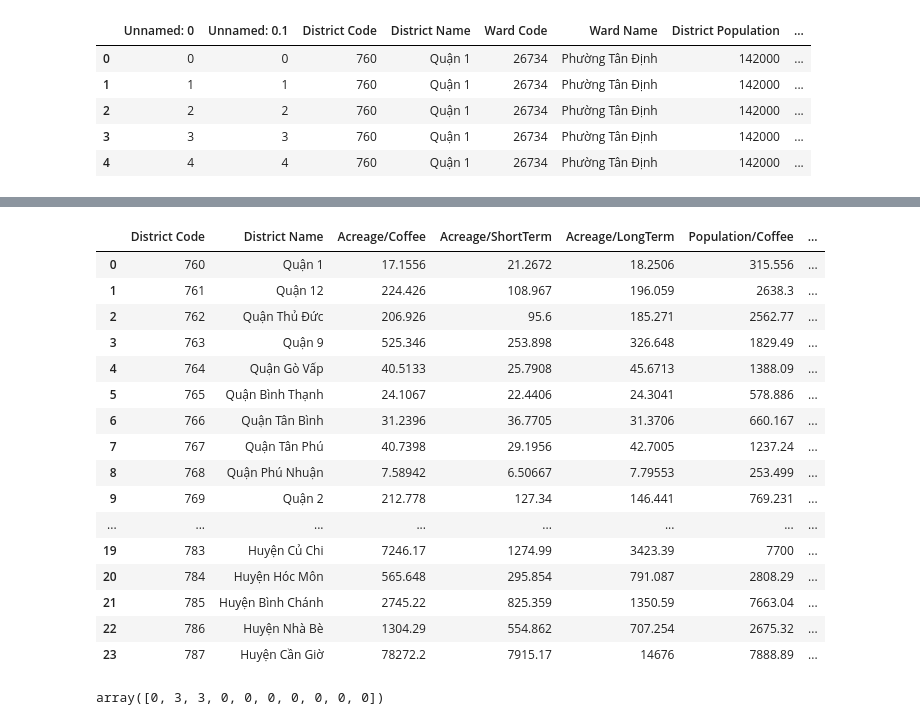
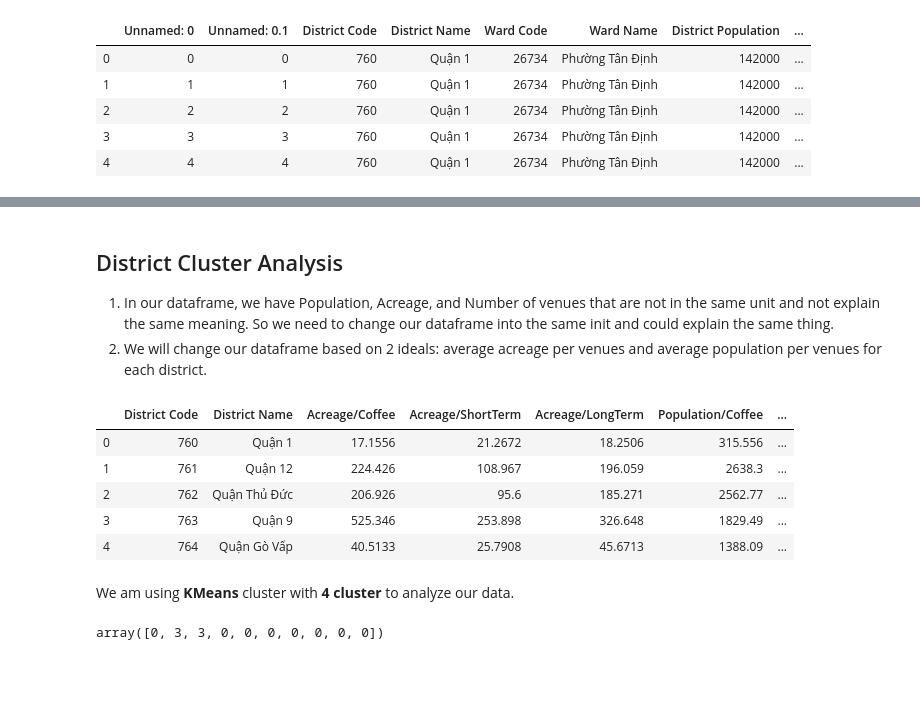
Before and after one commit to giahuy9751990/Coursera_Capstone, a Jupyter notebook: Coursera Week 1 Capstone.ipynb, the cells around one changed output, grey strips where cells are left out. Drawn from its saved outputs; the diff is of its cells as text; code cells hidden in the pictures; blank space fills up the shorter version.

```diff
--- a/Coursera Week 1 Capstone.ipynb
+++ b/Coursera Week 1 Capstone.ipynb
@@ -645 +742,5 @@ new_df
+# %% [markdown]
+## District Cluster Analysis <a name="cluster1"></a>
+1. In our dataframe, we have Population, Acreage, and Number of venues that are not in the same unit and not explain the same meaning. So we need to change our dataframe into the same init and could explain the same thing.
+2. We will change our dataframe based on 2 ideals: average acreage per venues and average population per venues for each district.
 # %%
@@ -653,25 +755,16 @@ analyze_data['Population/Coffee'] = new_df['District Population']/new_df['Num_Of
 analyze_data['Population/ShortTerm'] = new_df['District Population']/new_df['Num_Of_ShortTerm']
 analyze_data['Population/LongTerm'] = new_df['District Population']/new_df['Num_Of_LongTerm']
 # %%
-analyze_data
+analyze_data.head()
 # %% [output]
 |  | District Code | District Name | Acreage/Coffee | Acreage/ShortTerm | Acreage/LongTerm | Population/Coffee | ... |
 | 0 | 760 | Quận 1 | 17.1556 | 21.2672 | 18.2506 | 315.556 | ... |
 | 1 | 761 | Quận 12 | 224.426 | 108.967 | 196.059 | 2638.3 | ... |
 | 2 | 762 | Quận Thủ Đức | 206.926 | 95.6 | 185.271 | 2562.77 | ... |
 | 3 | 763 | Quận 9 | 525.346 | 253.898 | 326.648 | 1829.49 | ... |
 | 4 | 764 | Quận Gò Vấp | 40.5133 | 25.7908 | 45.6713 | 1388.09 | ... |
-| 5 | 765 | Quận Bình Thạnh | 24.1067 | 22.4406 | 24.3041 | 578.886 | ... |
-| 6 | 766 | Quận Tân Bình | 31.2396 | 36.7705 | 31.3706 | 660.167 | ... |
-| 7 | 767 | Quận Tân Phú | 40.7398 | 29.1956 | 42.7005 | 1237.24 | ... |
-| 8 | 768 | Quận Phú Nhuận | 7.58942 | 6.50667 | 7.79553 | 253.499 | ... |
-| 9 | 769 | Quận 2 | 212.778 | 127.34 | 146.441 | 769.231 | ... |
-| ... | ... | ... | ... | ... | ... | ... | ... |
-| 19 | 783 | Huyện Củ Chi | 7246.17 | 1274.99 | 3423.39 | 7700 | ... |
-| 20 | 784 | Huyện Hóc Môn | 565.648 | 295.854 | 791.087 | 2808.29 | ... |
-| 21 | 785 | Huyện Bình Chánh | 2745.22 | 825.359 | 1350.59 | 7663.04 | ... |
-| 22 | 786 | Huyện Nhà Bè | 1304.29 | 554.862 | 707.254 | 2675.32 | ... |
-| 23 | 787 | Huyện Cần Giờ | 78272.2 | 7915.17 | 14676 | 7888.89 | ... |
+# %% [markdown]
+We am using **KMeans** cluster with **4 cluster** to analyze our data.
 # %%
 # set number of clusters
 kclusters = 4
```
Also changed, not shown: parts of 59 cells of this notebook, 5 other files.
